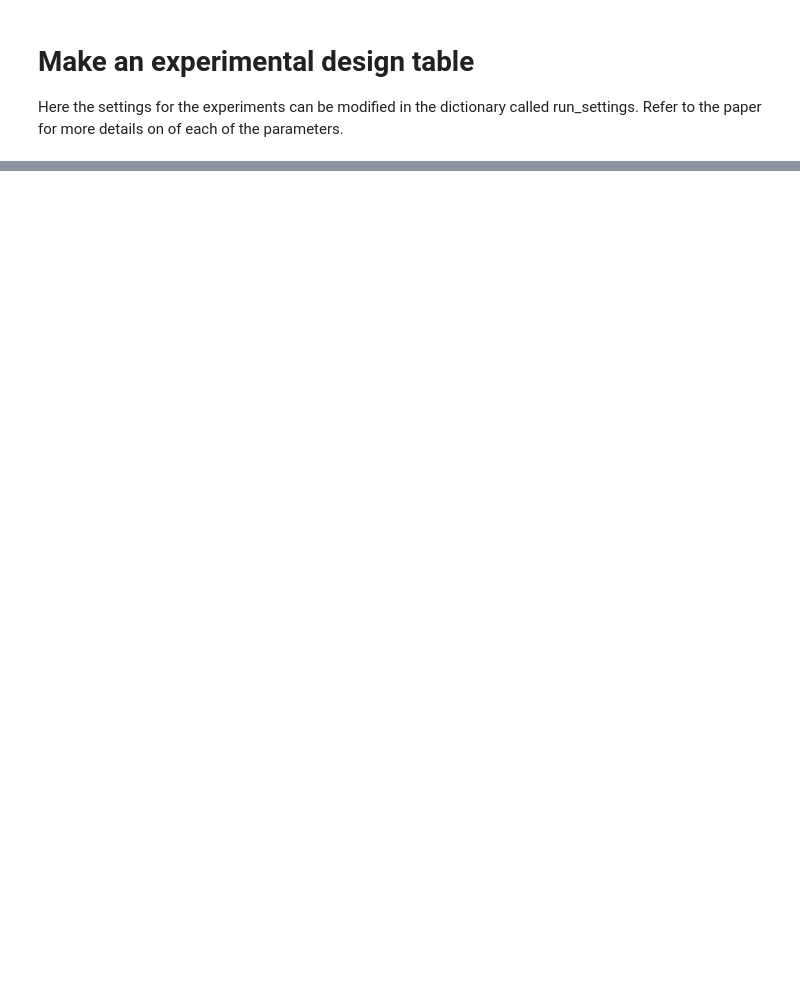
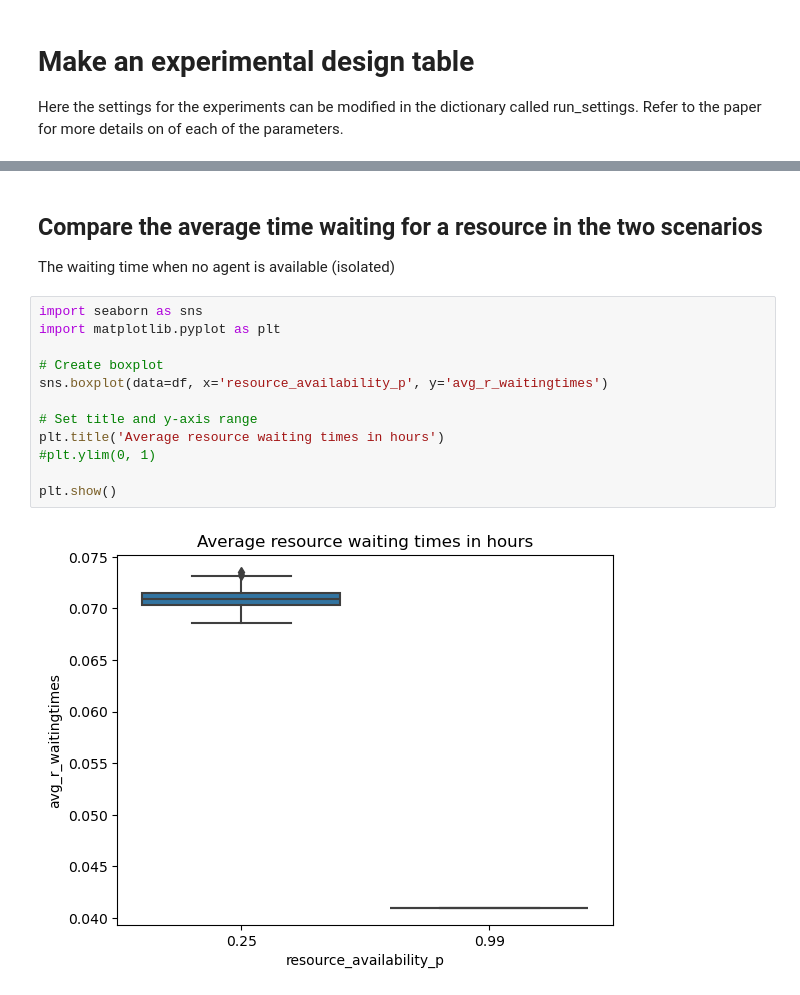
Before and after one commit to Mikeriess/SynBPS, a Jupyter notebook: examples/simulation_e2e_example.ipynb, the cells around one changed output, grey strips where cells are left out. Cells and saved outputs as stored; diff of their text form; blank space fills up the shorter version.

```diff
--- a/examples/simulation_e2e_example.ipynb
+++ b/examples/simulation_e2e_example.ipynb
@@ -235,0 +301,17 @@ plt.show()
+# %% [markdown]
+## Compare the average time waiting for a resource in the two scenarios
+The waiting time when no agent is available (isolated)
+# %%
+import seaborn as sns
+import matplotlib.pyplot as plt
+
+# Create boxplot
+sns.boxplot(data=df, x='resource_availability_p', y='avg_r_waitingtimes')
+
+# Set title and y-axis range
+plt.title('Average resource waiting times in hours')
+#plt.ylim(0, 1)
+
+plt.show()
+# %% [output]
+[figure, added]
```
Also changed, not shown: parts of 18 cells of this notebook, 10 other files.
